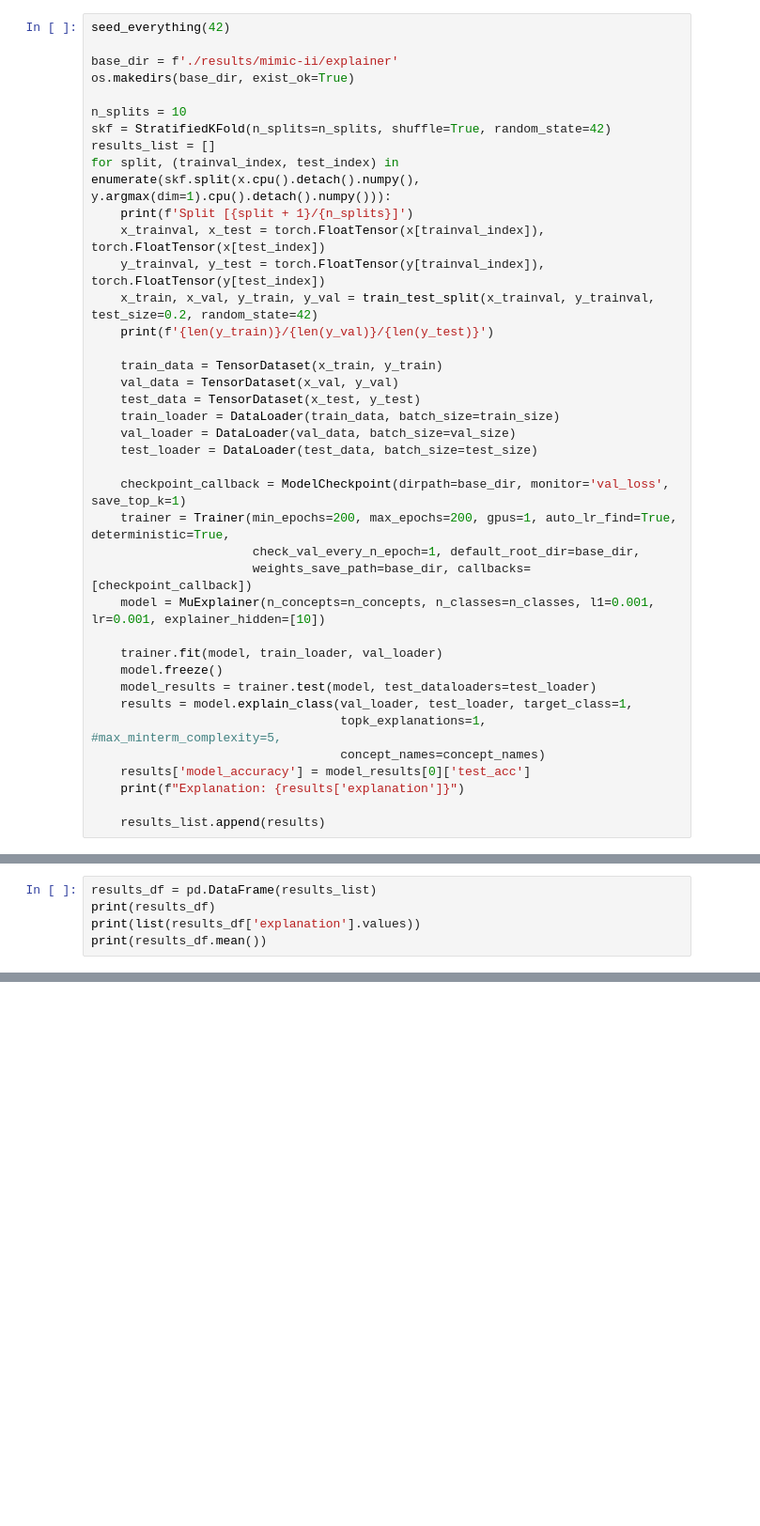
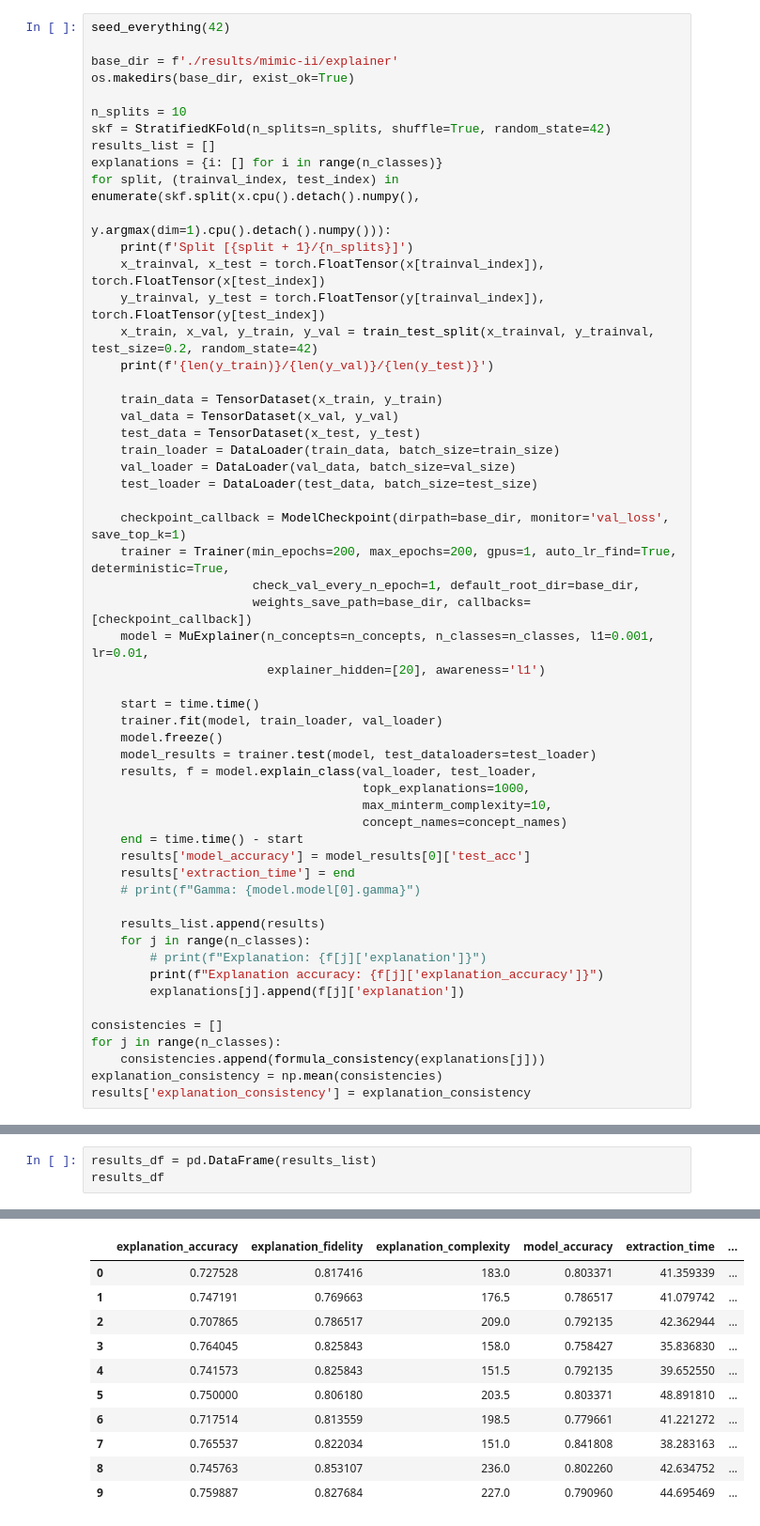
Before and after one commit to pietrobarbiero/pytorch_explain, a Jupyter notebook: experiments/mimic.ipynb, the cells around one changed output, grey strips where cells are left out. Shown: that part at 94% size. Saved outputs shown, nothing was run; the diff lists cells and outputs as text; blank space fills up the shorter version.

```diff
--- a/experiments/mimic.ipynb
+++ b/experiments/mimic.ipynb
@@ -46,7 +60,9 @@ os.makedirs(base_dir, exist_ok=True)
 n_splits = 10
 skf = StratifiedKFold(n_splits=n_splits, shuffle=True, random_state=42)
 results_list = []
-for split, (trainval_index, test_index) in enumerate(skf.split(x.cpu().detach().numpy(), y.argmax(dim=1).cpu().detach().numpy())):
+explanations = {i: [] for i in range(n_classes)}
+for split, (trainval_index, test_index) in enumerate(skf.split(x.cpu().detach().numpy(),
+                                                               y.argmax(dim=1).cpu().detach().numpy())):
     print(f'Split [{split + 1}/{n_splits}]')
     x_trainval, x_test = torch.FloatTensor(x[trainval_index]), torch.FloatTensor(x[test_index])
     y_trainval, y_test = torch.FloatTensor(y[trainval_index]), torch.FloatTensor(y[test_index])
@@ -64,17 +80,32 @@ for split, (trainval_index, test_index) in enumerate(skf.split(x.cpu().detach().
     trainer = Trainer(min_epochs=200, max_epochs=200, gpus=1, auto_lr_find=True, deterministic=True,
                       check_val_every_n_epoch=1, default_root_dir=base_dir,
                       weights_save_path=base_dir, callbacks=[checkpoint_callback])
-    model = MuExplainer(n_concepts=n_concepts, n_classes=n_classes, l1=0.001, lr=0.001, explainer_hidden=[10])
+    model = MuExplainer(n_concepts=n_concepts, n_classes=n_classes, l1=0.001, lr=0.01,
+                        explainer_hidden=[20], awareness='l1')
 
+    start = time.time()
     trainer.fit(model, train_loader, val_loader)
     model.freeze()
     model_results = trainer.test(model, test_dataloaders=test_loader)
-    results = model.explain_class(val_loader, test_loader, target_class=1,
-                                  topk_explanations=1, #max_minterm_complexity=5,
-                                  concept_names=concept_names)
+    results, f = model.explain_class(val_loader, test_loader,
+                                     topk_explanations=1000,
+                                     max_minterm_complexity=10,
+                                     concept_names=concept_names)
+    end = time.time() - start
     results['model_accuracy'] = model_results[0]['test_acc']
-    print(f"Explanation: {results['explanation']}")
+    results['extraction_time'] = end
+    # print(f"Gamma: {model.model[0].gamma}")
 
     results_list.append(results)
+    for j in range(n_classes):
+        # print(f"Explanation: {f[j]['explanation']}")
+        print(f"Explanation accuracy: {f[j]['explanation_accuracy']}")
+        explanations[j].append(f[j]['explanation'])
+
+consistencies = []
+for j in range(n_classes):
+    consistencies.append(formula_consistency(explanations[j]))
+explanation_consistency = np.mean(consistencies)
+results['explanation_consistency'] = explanation_consistency
 # %% [output]
 Global seed set to 42
@@ -95,6 +133,4 @@ Split [1/10]
 # %%
 results_df = pd.DataFrame(results_list)
-print(results_df)
-print(list(results_df['explanation'].values))
-print(results_df.mean())
+results_df
 # %% [output]
@@ -117,0 +137,11 @@ dtype: float64
+|  | explanation_accuracy | explanation_fidelity | explanation_complexity | model_accuracy | extraction_time | ... |
+| 0 | 0.727528 | 0.817416 | 183.0 | 0.803371 | 41.359339 | ... |
+| 1 | 0.747191 | 0.769663 | 176.5 | 0.786517 | 41.079742 | ... |
+| 2 | 0.707865 | 0.786517 | 209.0 | 0.792135 | 42.362944 | ... |
+| 3 | 0.764045 | 0.825843 | 158.0 | 0.758427 | 35.836830 | ... |
+| 4 | 0.741573 | 0.825843 | 151.5 | 0.792135 | 39.652550 | ... |
+| 5 | 0.750000 | 0.806180 | 203.5 | 0.803371 | 48.891810 | ... |
+| 6 | 0.717514 | 0.813559 | 198.5 | 0.779661 | 41.221272 | ... |
+| 7 | 0.765537 | 0.822034 | 151.0 | 0.841808 | 38.283163 | ... |
+| 8 | 0.745763 | 0.853107 | 236.0 | 0.802260 | 42.634752 | ... |
+| 9 | 0.759887 | 0.827684 | 227.0 | 0.790960 | 44.695469 | ... |
```
Also changed, not shown: parts of 13 cells of this notebook.
